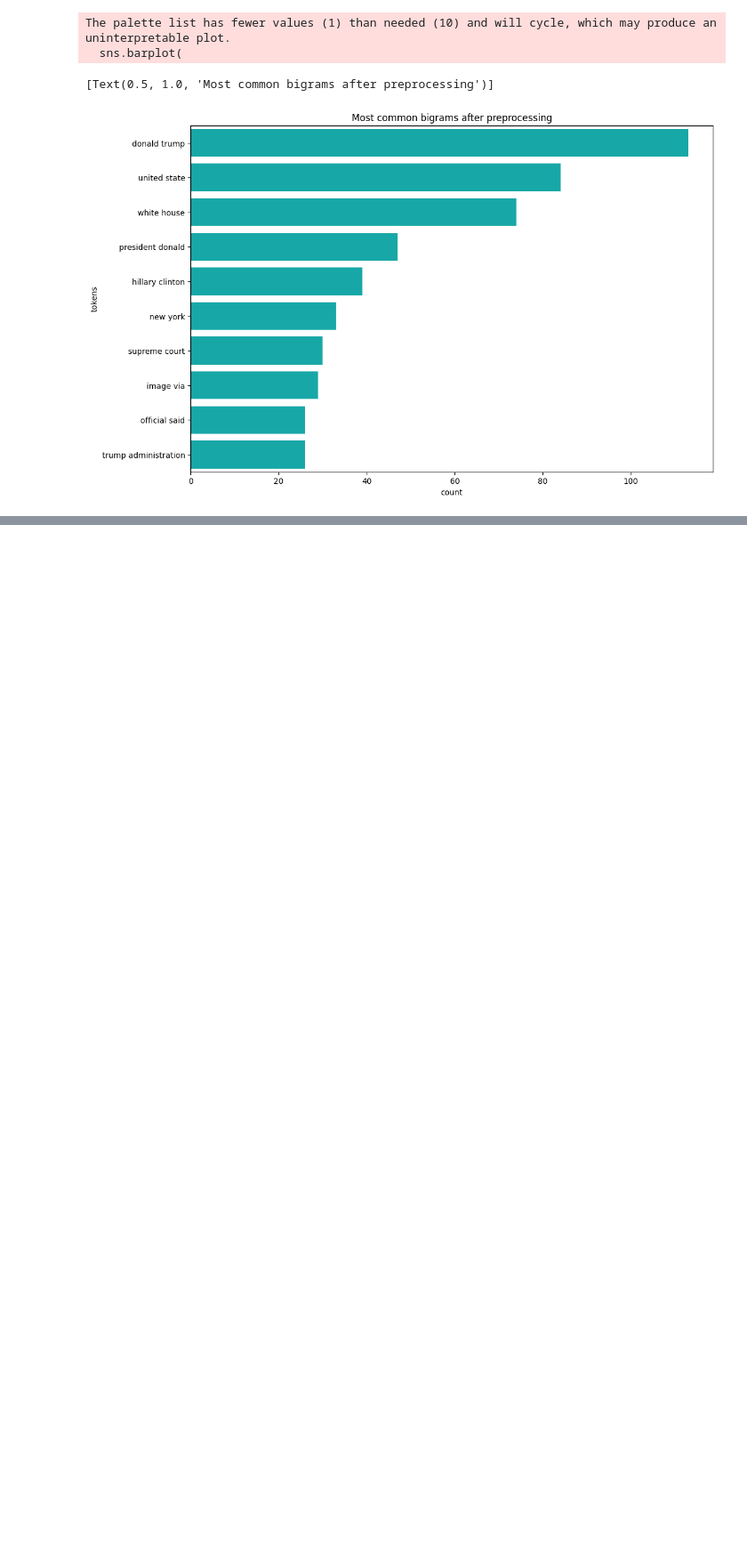
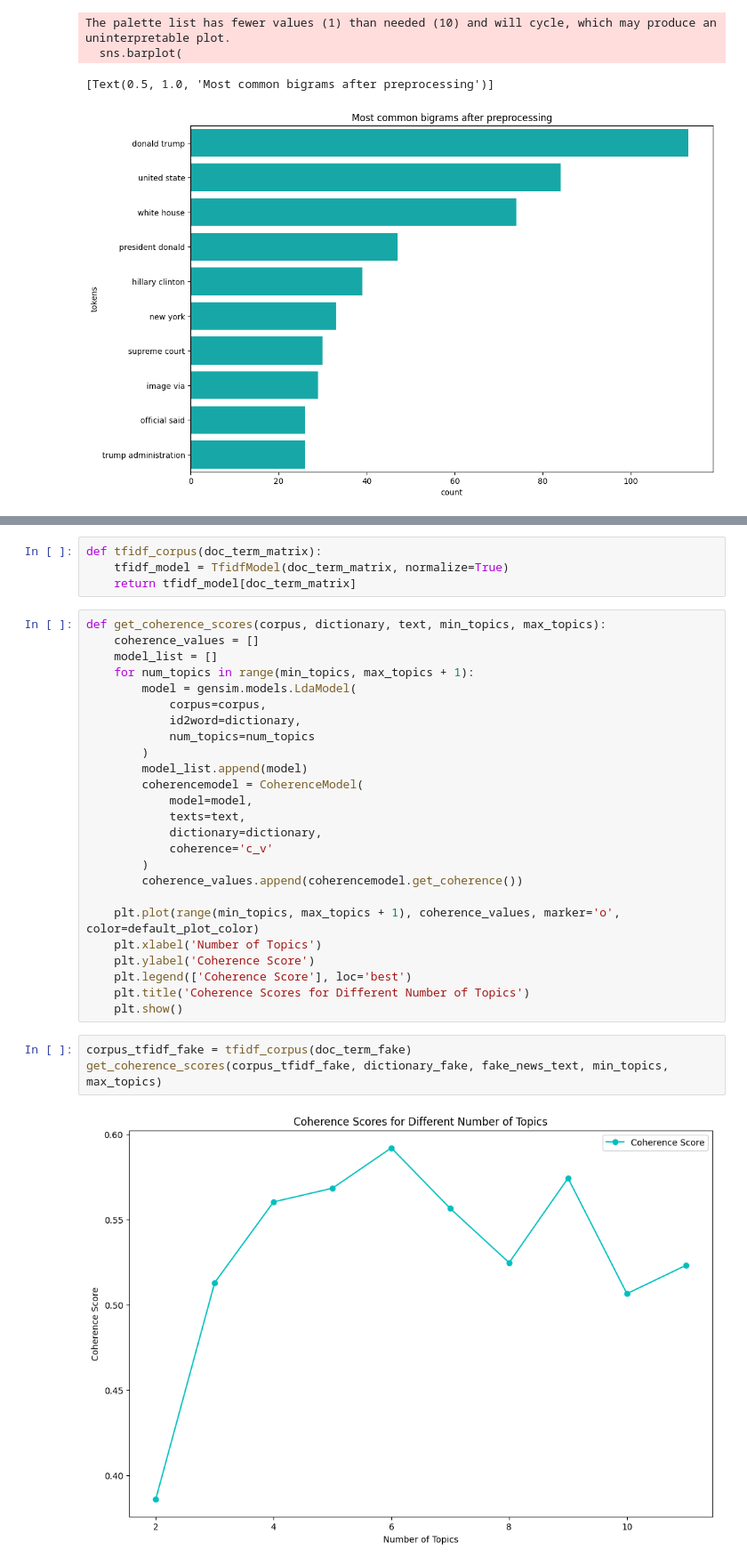
Before and after one commit to faruqonaayo/fake_news_categorizer, a Jupyter notebook: fake_news_categorizer.ipynb, the cells around one changed output, grey strips where cells are left out. Shown at 89% size. Cells and saved outputs as stored; diff of their text form; blank space fills up the shorter version.

```diff
--- a/fake_news_categorizer.ipynb
+++ b/fake_news_categorizer.ipynb
@@ -376,0 +500,34 @@ The palette list has fewer values (1) than needed (10) and will cycle, which may
+# %%
+def tfidf_corpus(doc_term_matrix):
+    tfidf_model = TfidfModel(doc_term_matrix, normalize=True)
+    return tfidf_model[doc_term_matrix]
+# %%
+def get_coherence_scores(corpus, dictionary, text, min_topics, max_topics):
+    coherence_values = []
+    model_list = []
+    for num_topics in range(min_topics, max_topics + 1):
+        model = gensim.models.LdaModel(
+            corpus=corpus,
+            id2word=dictionary,
+            num_topics=num_topics
+        )
+        model_list.append(model)
+        coherencemodel = CoherenceModel(
+            model=model,
+            texts=text,
+            dictionary=dictionary,
+            coherence='c_v'
+        )
+        coherence_values.append(coherencemodel.get_coherence())
+
+    plt.plot(range(min_topics, max_topics + 1), coherence_values, marker='o', color=default_plot_color)
+    plt.xlabel('Number of Topics')
+    plt.ylabel('Coherence Score')
+    plt.legend(['Coherence Score'], loc='best')
+    plt.title('Coherence Scores for Different Number of Topics')
+    plt.show()
+# %%
+corpus_tfidf_fake = tfidf_corpus(doc_term_fake)
+get_coherence_scores(corpus_tfidf_fake, dictionary_fake, fake_news_text, min_topics, max_topics)
+# %% [output]
+[figure, added]
```
Also changed, not shown: parts of 18 cells of this notebook.
